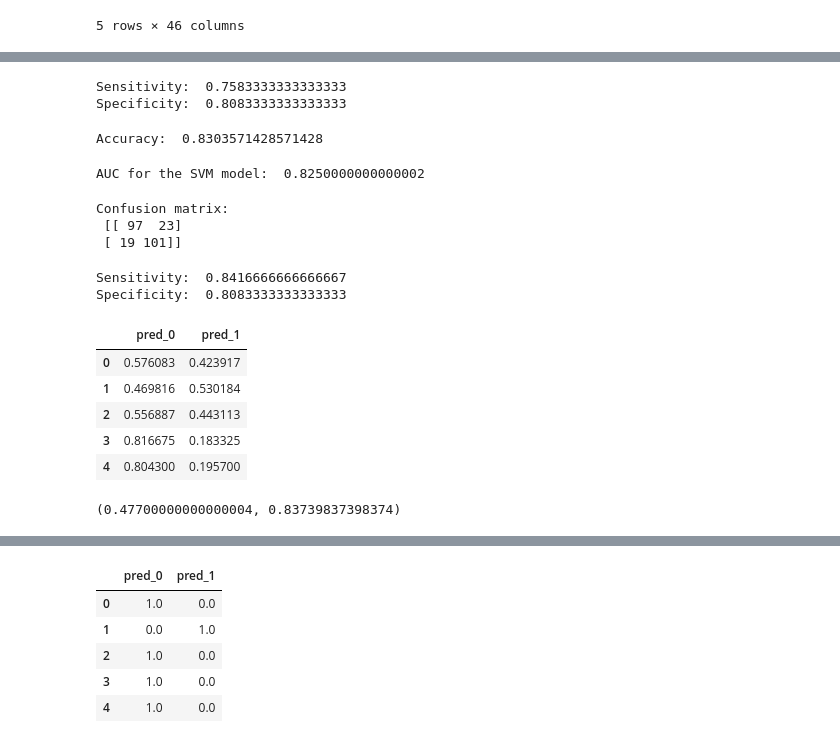
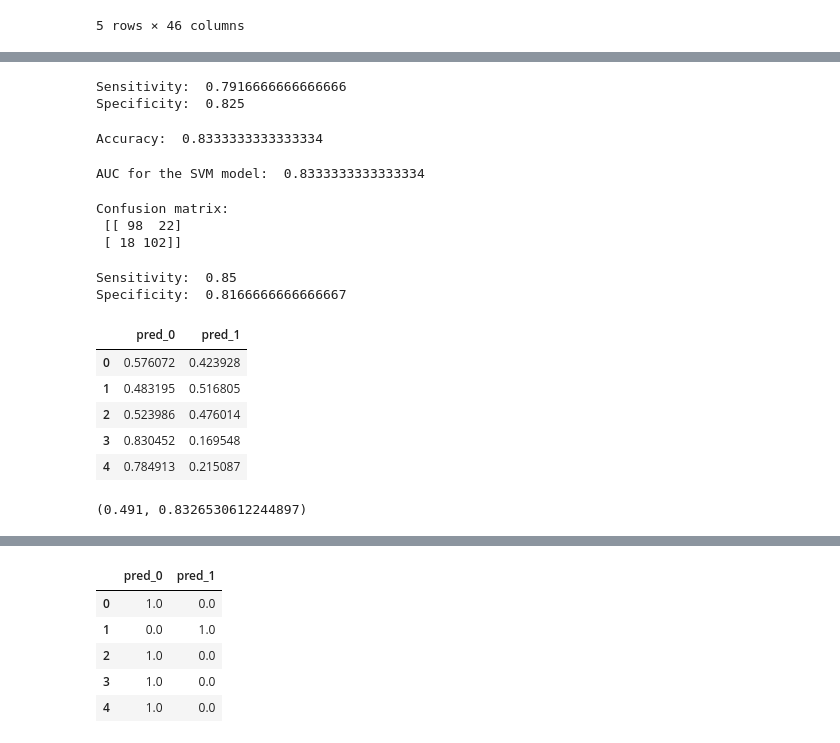
Before and after one commit to Kenshinhuang/Classification-models, a Jupyter notebook: Parkinson.ipynb, the cells around one changed output, grey strips where cells are left out. Cells and saved outputs as stored; diff of their text form; code cells hidden in the pictures.

```diff
--- a/Parkinson.ipynb
+++ b/Parkinson.ipynb
@@ -83,10 +100,10 @@ X.head()
 import numpy as np
 from numpy import set_printoptions
 from sklearn.feature_selection import SelectKBest
-from sklearn.feature_selection import mutual_info_classif
+from sklearn.feature_selection import f_classif
 
 # feature extraction. We are going to output the selection scores for all features and select the features with the highest scores.
-test = SelectKBest(score_func=mutual_info_classif, k="all")
+test = SelectKBest(score_func=f_classif, k="all")
 fit = test.fit(X, np.asarray(y).reshape(y.shape[0],))
 features = fit.transform(X)
 # summarize scores
@@ -186,47 +203,47 @@ Confusion matrix:
 # %%
-print("Sensitivity: ",91/120)
-print("Specificity: ",97/120)
+print("Sensitivity: ",95/120)
+print("Specificity: ",99/120)
 # %% [output]
-Sensitivity:  0.7583333333333333
-Specificity:  0.8083333333333333
+Sensitivity:  0.7916666666666666
+Specificity:  0.825
 # %%
 from sklearn import svm
 import numpy as np
 
-svm=svm.SVC(C=0.01,kernel="linear",degree=3,gamma="auto",cache_size=150,
-            decision_function_shape="ovo",probability=True,random_state=0)
+svm=svm.SVC(C=0.015,kernel="linear",degree=2,gamma="scale",cache_size=150,
+            decision_function_shape="ovr",probability=True,random_state=0)
 scores=cross_val_score(svm,X,np.asarray(y).reshape(240,),cv=16)
 print("Accuracy: ",scores.mean())
 # %% [output]
-Accuracy:  0.8303571428571428
+Accuracy:  0.8333333333333334
 # %%
 y_pred = cross_val_predict(svm, X, np.asarray(y).reshape(240,), cv=16)
 AUC = roc_auc_score(y, y_pred)
 print("AUC for the SVM model: ",AUC)
 # %% [output]
-AUC for the SVM model:  0.8250000000000002
+AUC for the SVM model:  0.8333333333333334
 # %%
 print("Confusion matrix: \n",confusion_matrix(y,y_pred))
 # %% [output]
 Confusion matrix:
- [[ 97  23]
- [ 19 101]]
+ [[ 98  22]
+ [ 18 102]]
 # %%
-print("Sensitivity: ",101/120)
-print("Specificity: ",97/120)
+print("Sensitivity: ",102/120)
+print("Specificity: ",98/120)
 # %% [output]
-Sensitivity:  0.8416666666666667
-Specificity:  0.8083333333333333
+Sensitivity:  0.85
+Specificity:  0.8166666666666667
 # %%
-y_pred =pd.DataFrame((cross_val_predict(svm, X, y, cv=16,method="predict_proba"))).rename(columns={0:"pred_0",1:"pred_1"})
+y_pred =pd.DataFrame((cross_val_predict(svm, X, np.asarray(y).reshape(240,), cv=16,method="predict_proba"))).rename(columns={0:"pred_0",1:"pred_1"})
 y_pred.head()
 # %% [output]
 |  | pred_0 | pred_1 |
-| 0 | 0.576083 | 0.423917 |
-| 1 | 0.469816 | 0.530184 |
-| 2 | 0.556887 | 0.443113 |
-| 3 | 0.816675 | 0.183325 |
-| 4 | 0.804300 | 0.195700 |
+| 0 | 0.576072 | 0.423928 |
+| 1 | 0.483195 | 0.516805 |
+| 2 | 0.523986 | 0.476014 |
+| 3 | 0.830452 | 0.169548 |
+| 4 | 0.784913 | 0.215087 |
 # %%
 y_probs1=y_pred[["pred_1"]]
 # %%
@@ -242,4 +259,4 @@ scores=[f1_score(y, to_labels(y_probs1,t)) for t in thresholds]
 ix=np.argmax(scores)
 print((thresholds[ix],scores[ix]))
 # %% [output]
-(0.47700000000000004, 0.83739837398374)
+(0.491, 0.8326530612244897)
```
Also changed, not shown: parts of 70 cells of this notebook.
